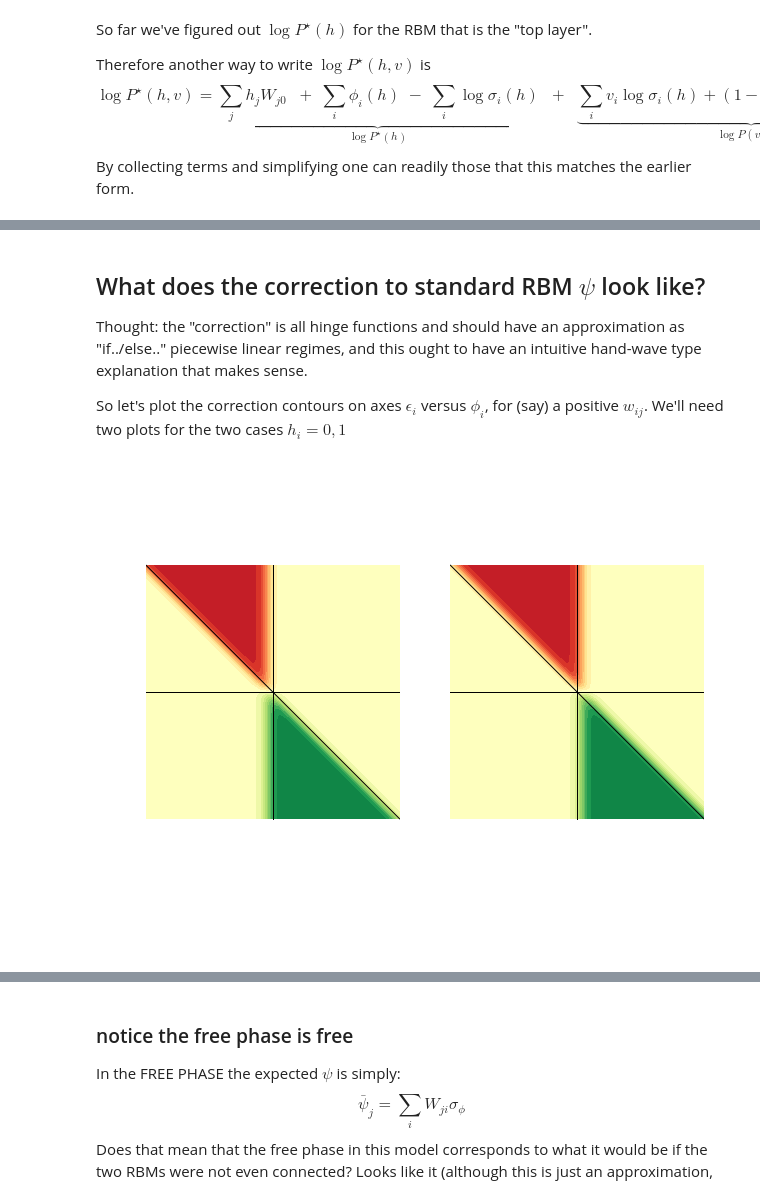
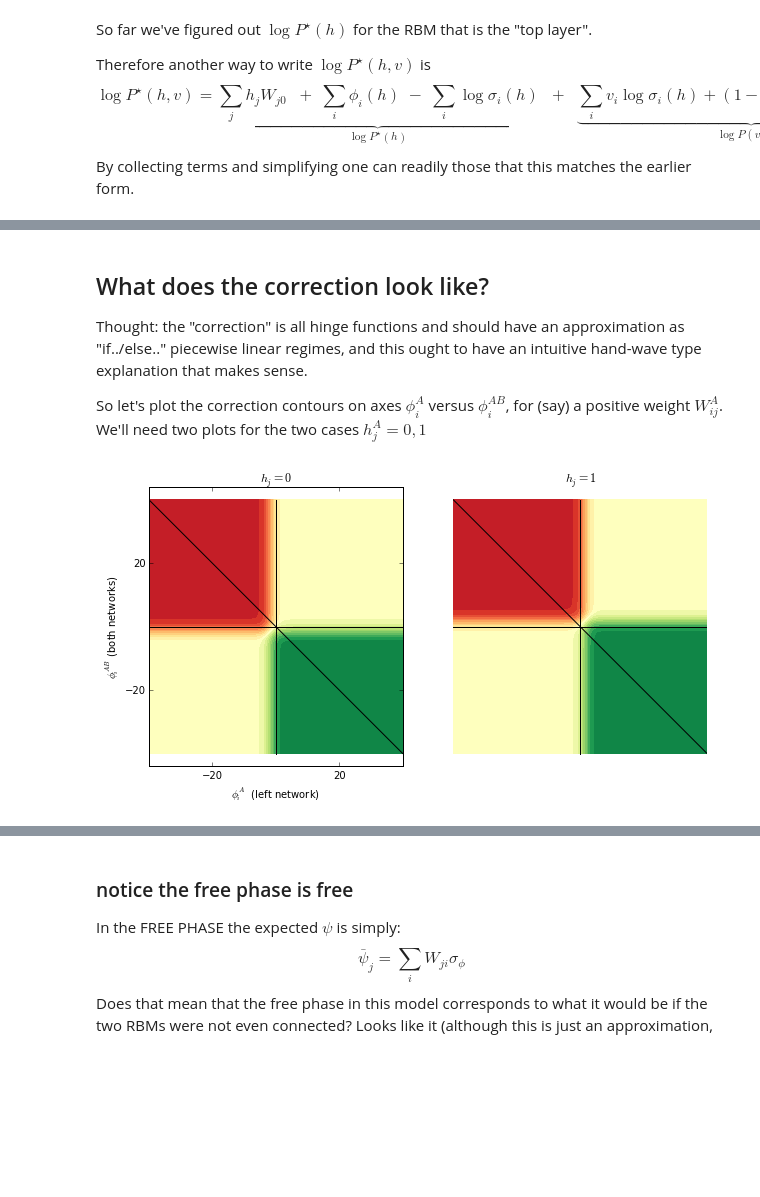
Before and after one commit to garibaldu/multicauseRBM, a Jupyter notebook: Words/oRBM_thinking.ipynb, the cells around one changed output, grey strips where cells are left out. Drawn from its saved outputs; the diff is of its cells as text; code cells hidden in the pictures; blank space fills up the shorter version.

```diff
--- a/Words/oRBM_thinking.ipynb
+++ b/Words/oRBM_thinking.ipynb
@@ -1,3 +1,16 @@
+# %%
+%matplotlib inline
+import numpy as np
+import matplotlib.pyplot as plt
+import matplotlib.cm as cm
+import numpy.random as rng
+np.set_printoptions(precision = 2)
+plt.rcParams['figure.figsize'] = (10.0, 5.0)
+plt.rcParams['image.interpolation'] = 'nearest'
+plt.rcParams['image.cmap'] = 'gray'
+
+def sigmoid(x):
+    return 1.0/(1.0 + np.exp(-x))
 # %% [markdown]
 ## The vanilla RBM.
 
@@ -107,64 +136,46 @@ It is clear that adding the single $\epsilon$ has introduced a dependency betwee
 # %% [markdown]
-## What does the correction to standard RBM $\psi$ look like?
+## What does the correction look like?
 
 Thought: the "correction" is all hinge functions and should have an approximation as "if../else.." piecewise linear regimes, and this ought to have an intuitive hand-wave type explanation that makes sense.
 
-So let's plot the correction contours on axes $\epsilon_i$ versus $\phi_i$, for (say) a positive $w_{ij}$.
-We'll need two plots for the two cases $h_i=0,1$
+So let's plot the correction contours on axes $\phi^A_i$ versus $\phi^{AB}_i$, for (say) a positive weight $W^A_{ij}$.
+We'll need two plots for the two cases $h^A_j=0,1$
 # %%
-%matplotlib inline
-import numpy as np
-import matplotlib.pyplot as plt
-import matplotlib.cm as cm
-import numpy.random as rng
-np.set_printoptions(precision = 2)
-plt.rcParams['figure.figsize'] = (10.0, 8.0)
-plt.rcParams['image.interpolation'] = 'nearest'
-plt.rcParams['image.cmap'] = 'gray'
-
-def sigmoid(x):
-    return 1.0/(1.0 + np.exp(-x))
-
-def calc_psi_correction(phi, eps, w,h):
+def calc_psi_correction(phiA, phiAB, w, h):
     # note here the Phi is the full weighted sum into the visible node. We're explicitly taking care of the hidden activation too.
-    correction = np.log(sigmoid(phi+w+eps-h*w)) + np.log( sigmoid(phi-h*w)) - np.log( sigmoid(phi+w-h*w)) - np.log( sigmoid(phi+eps-h*w))
-    return correction
-
-def calc_psi0_correction(phi0, eps, w):
-    # note here the phi0 is what the weighted sum into the visible node WOULD be IF h=0.
-    correction = np.log(sigmoid(phi0+w+eps)) + np.log( sigmoid(phi0)) - np.log( sigmoid(phi0+w)) - np.log( sigmoid(phi0+eps))
+    correction = np.log(sigmoid(phiA - h*w)/sigmoid(phiA + (1-h)*w)) - np.log(sigmoid(phiAB - h*w)/sigmoid(phiAB + (1-h)*w))
     return correction
 
 reach = 40
-phi, eps = np.mgrid[-reach:reach:100j, -reach:reach:100j]
+phiA, phiAB = np.mgrid[-reach:reach:100j, -reach:reach:100j]
 wgt = 3.0
 levels = np.arange(-abs(wgt)-0.5, abs(wgt)+0.5, abs(wgt)/10.)
 cmap = cm.RdYlGn
 
 plt.subplot(121)
-psi_correction_h0 = calc_psi_correction(phi, eps, wgt, 0)
-C = plt.contourf(phi, eps, psi_correction_h0, levels, origin='lower', cmap=cm.get_cmap(cmap, len(levels)-1))
+psi_correction_h0 = calc_psi_correction(phiA, phiAB, wgt, 0)
+C = plt.contourf(phiA, phiAB, psi_correction_h0, levels, origin='lower', cmap=cm.get_cmap(cmap, len(levels)-1))
 #plt.colorbar()
-#plt.title('$h_j=0$')
-plt.xlabel('$\phi_i$ (left network)')
-plt.ylabel('$\phi_i$ (right network)')
+plt.title('$h_j=0$')
+plt.xlabel('$\phi^A_i$ (left network)')
+plt.ylabel('$\phi^{AB}_i$ (both networks)')
 plt.plot([0,0], [-reach, reach],'-k', [-reach, reach], [0,0], '-k', [-reach, reach], [reach,-reach], '-k')
 plt.axis([-reach, reach, -reach, reach])
-plt.axis('off')
+#plt.axis('off')
 plt.axis('equal')
 plt.xticks([-reach/2,reach/2])
 plt.yticks([-reach/2,reach/2])
 
 plt.subplot(122)
-psi_correction_h0 = calc_psi_correction(phi, eps, wgt, 1)
-#plt.title('$h_j=1$')
-C = plt.contourf(phi, eps, psi_correction_h0, levels, origin='lower', cmap=cm.get_cmap(cmap, len(levels)-1))
+psi_correction_h1 = calc_psi_correction(phiA, phiAB, wgt, 1)
+plt.title('$h_j=1$')
+C = plt.contourf(phiA, phiAB, psi_correction_h1, levels, origin='lower', cmap=cm.get_cmap(cmap, len(levels)-1))
 plt.plot([0,0], [-reach, reach],'-k', [-reach, reach], [0,0], '-k', [-reach, reach], [reach,-reach], '-k')
 plt.axis('off')
 plt.axis('equal')
 plt.xticks([-reach/2,reach/2])
 plt.yticks([-reach/2,reach/2])
 
 plt.savefig('correction.png', dpi=200)
 # %% [output]
-[figure, old version]
+[figure, new version]
```
Also changed, not shown: parts of 19 cells of this notebook.
